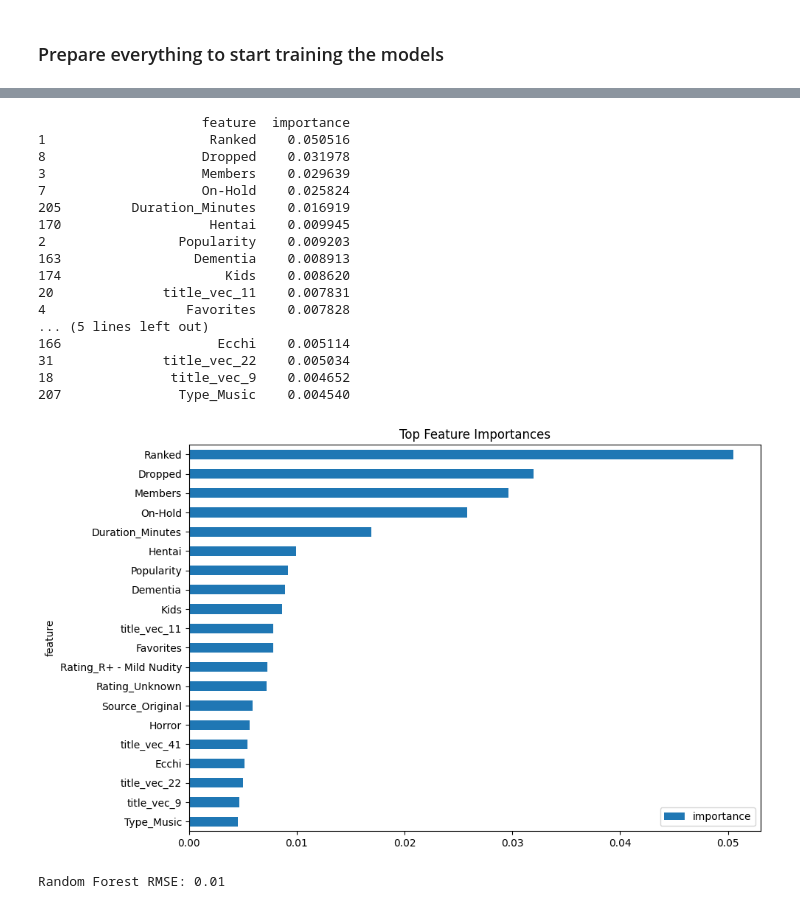
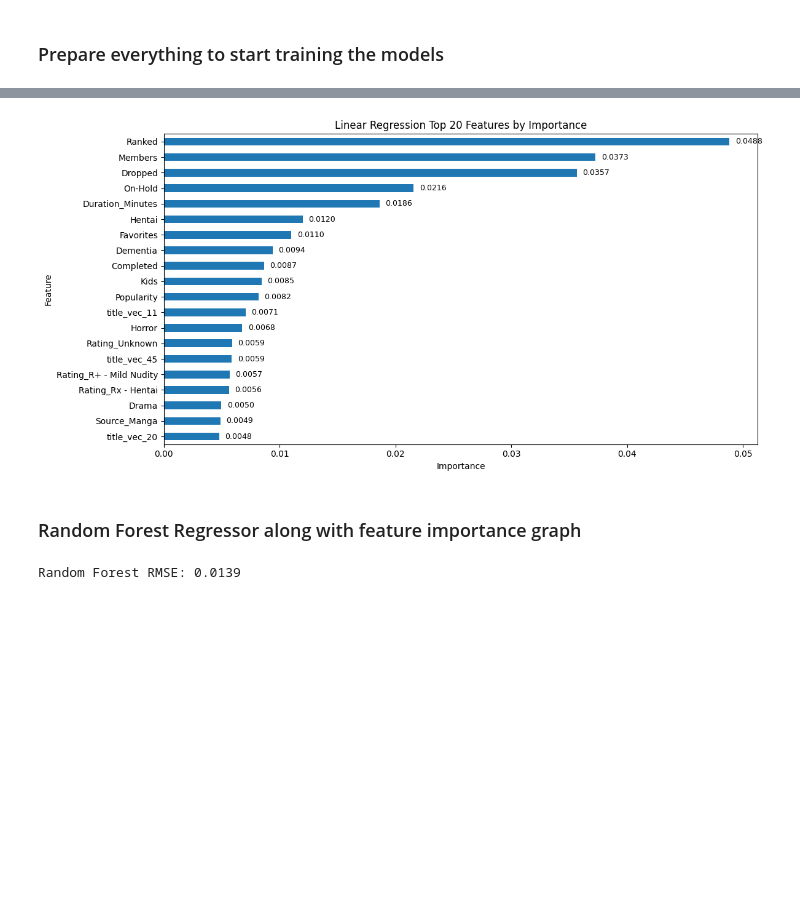
Before and after one commit to GiuliannaNevarezYee/CS-4361-Project-GGZ, a Jupyter notebook: Machine Learn/Project.ipynb, the cells around one changed output, grey strips where cells are left out. Cells and saved outputs as stored; diff of their text form; code cells hidden in the pictures; blank space fills up the shorter version.

```diff
--- a/Machine Learn/Project.ipynb
+++ b/Machine Learn/Project.ipynb
@@ -289,31 +299,20 @@ for col in df.columns:
 # %% [markdown]
 ### Prepare everything to start training the models
 # %%
-from sklearn.ensemble import BaggingRegressor
-
+# Fill any nans with the median
 df = df.fillna(df.median(numeric_only=True))
 
+# Make our X by dropping the score and the y by keeping the score
 X = df.drop('Score', axis=1)
 y = df['Score']
 
-# Help standardize the features and normalize the score
+# Help standardize the features by using standard scaler and normalize the score by using min max scaler
 scaler = StandardScaler()
 X_scaled = scaler.fit_transform(X)
+X_scaled_df = pd.DataFrame(X_scaled, columns=X.columns)
 score_scaler = MinMaxScaler()
 y_scaled = score_scaler.fit_transform(y.values.reshape(-1, 1)).flatten()
 
-# Attempt to use bagging
-bagging = BaggingRegressor(estimator=SGDRegressor(max_iter=1000, tol=1e-3), n_estimators=20, random_state=42)
-bagging.fit(X_scaled, y)
-coefs = np.array([est.coef_ for est in bagging.estimators_])
-avg_coefs = np.mean(np.abs(coefs), axis=0)
-
-# Find the importance of each feature to see which ones are the best
-feature_importance_df = pd.DataFrame({'feature': X.columns, 'importance': avg_coefs})
-top_features = feature_importance_df.sort_values(by='importance', ascending=False).head(200)['feature'].tolist()
-X_top = X[top_features]
-
-X_top_scaled = scaler.fit_transform(X_top)
-
-X_train, X_test, y_train, y_test = train_test_split(X_scaled, y_scaled, test_size=0.2, random_state=42)
+# Create our training and test data
+X_train, X_test, y_train, y_test = train_test_split(X_scaled_df, y_scaled, test_size=0.2, random_state=42)
 # %% [markdown]
@@ -352,40 +331,29 @@ plt.show()
 # %%
-# Get absolute values of the coefficients for importance
+# Get the importance of the coefficients by getting their absolute values
 coefs = np.abs(final_model.coef_)
 
-# Create a DataFrame to map features to their importance
+# Make a dataframe to map the importance of each feature
 importance_df = pd.DataFrame({
     'feature': X.columns,
     'importance': coefs
 }).sort_values(by='importance', ascending=False)
 
-# Print top 20 important features
-print(importance_df.head(20))
+top_n = 20
+top_features_df = importance_df.head(top_n)
 
-# Plot top 20
-importance_df.head(20).plot(kind='barh', x='feature', y='importance', title='Top Feature Importances', figsize=(10, 6))
-plt.gca().invert_yaxis()
+# Plot the top 20 features
+ax = top_features_df.plot(kind='barh', x='feature', y='importance', title='Linear Regression Top 20 Features by Importance', figsize=(12, 6), legend=False)
+ax.invert_yaxis()
+ax.set_xlabel('Importance')
+ax.set_ylabel('Feature')
+for i, (index, row) in enumerate(top_features_df.iterrows()):
+    ax.text(row['importance'] + 0.0005, i, f"{row['importance']:.4f}", va='center', fontsize=9)
 plt.tight_layout()
 plt.show()
 # %% [output]
-                     feature  importance
-1                     Ranked    0.050516
-8                    Dropped    0.031978
-3                    Members    0.029639
-7                    On-Hold    0.025824
-205         Duration_Minutes    0.016919
-170                   Hentai    0.009945
-2                 Popularity    0.009203
-163                 Dementia    0.008913
-174                     Kids    0.008620
-20              title_vec_11    0.007831
-4                  Favorites    0.007828
-... (5 lines left out)
-166                    Ecchi    0.005114
-31              title_vec_22    0.005034
-18               title_vec_9    0.004652
-207               Type_Music    0.004540
-[figure, old version]
+[figure, new version]
+# %% [markdown]
+### Random Forest Regressor along with feature importance graph
 # %%
 from sklearn.ensemble import RandomForestRegressor
 from sklearn.metrics import mean_squared_error
@@ -400,7 +368,7 @@ rf_model.fit(X_train, y_train)
 y_pred_rf = rf_model.predict(X_test)
 rmse_rf = np.sqrt(mean_squared_error(y_test, y_pred_rf))
 
-print(f"Random Forest RMSE: {rmse_rf:.2f}")
+print(f"Random Forest RMSE: {rmse_rf:.4f}")
 # %% [output]
-Random Forest RMSE: 0.01
+Random Forest RMSE: 0.0139
 # %%
```
Also changed, not shown: parts of 13 cells of this notebook, 7 other files.
